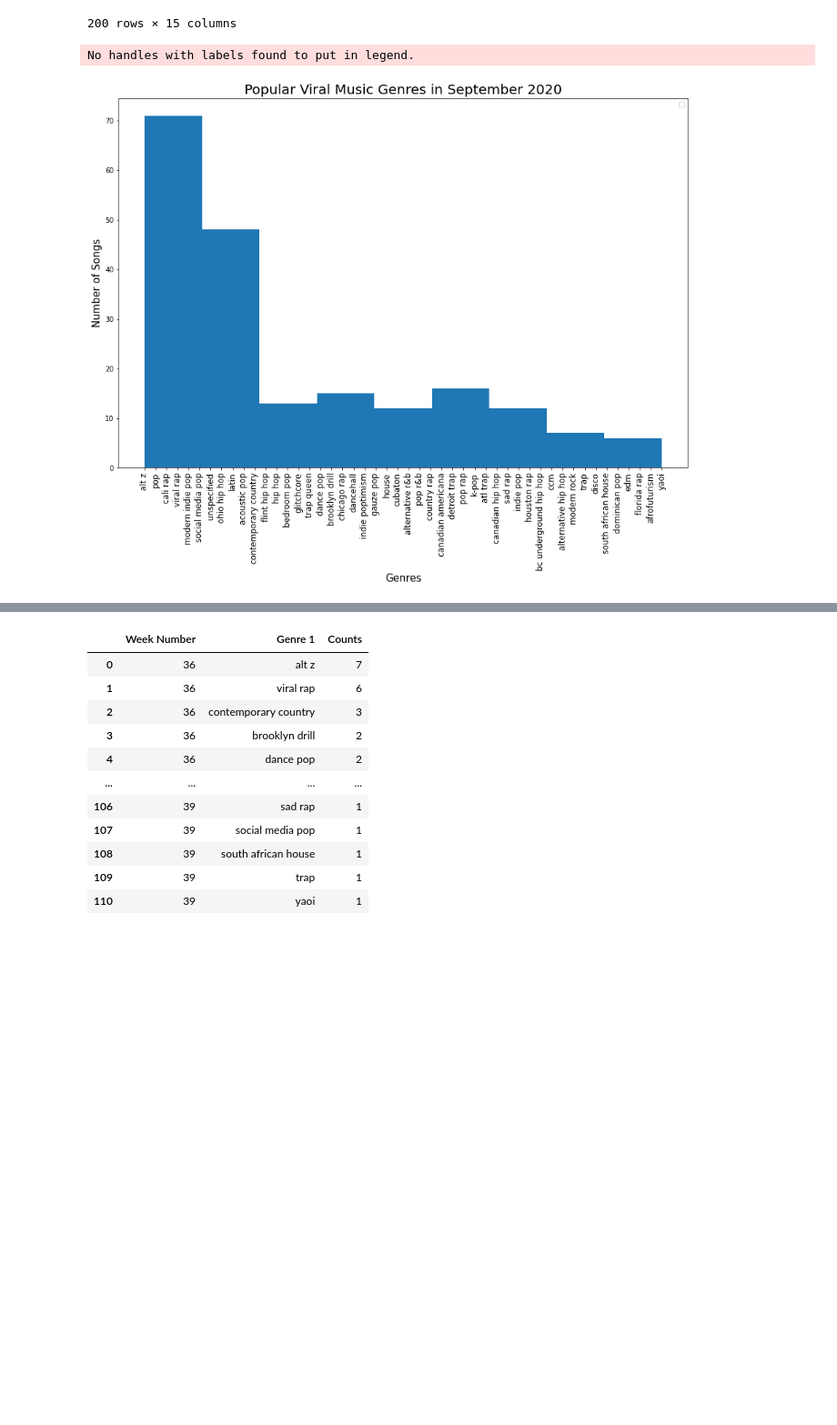
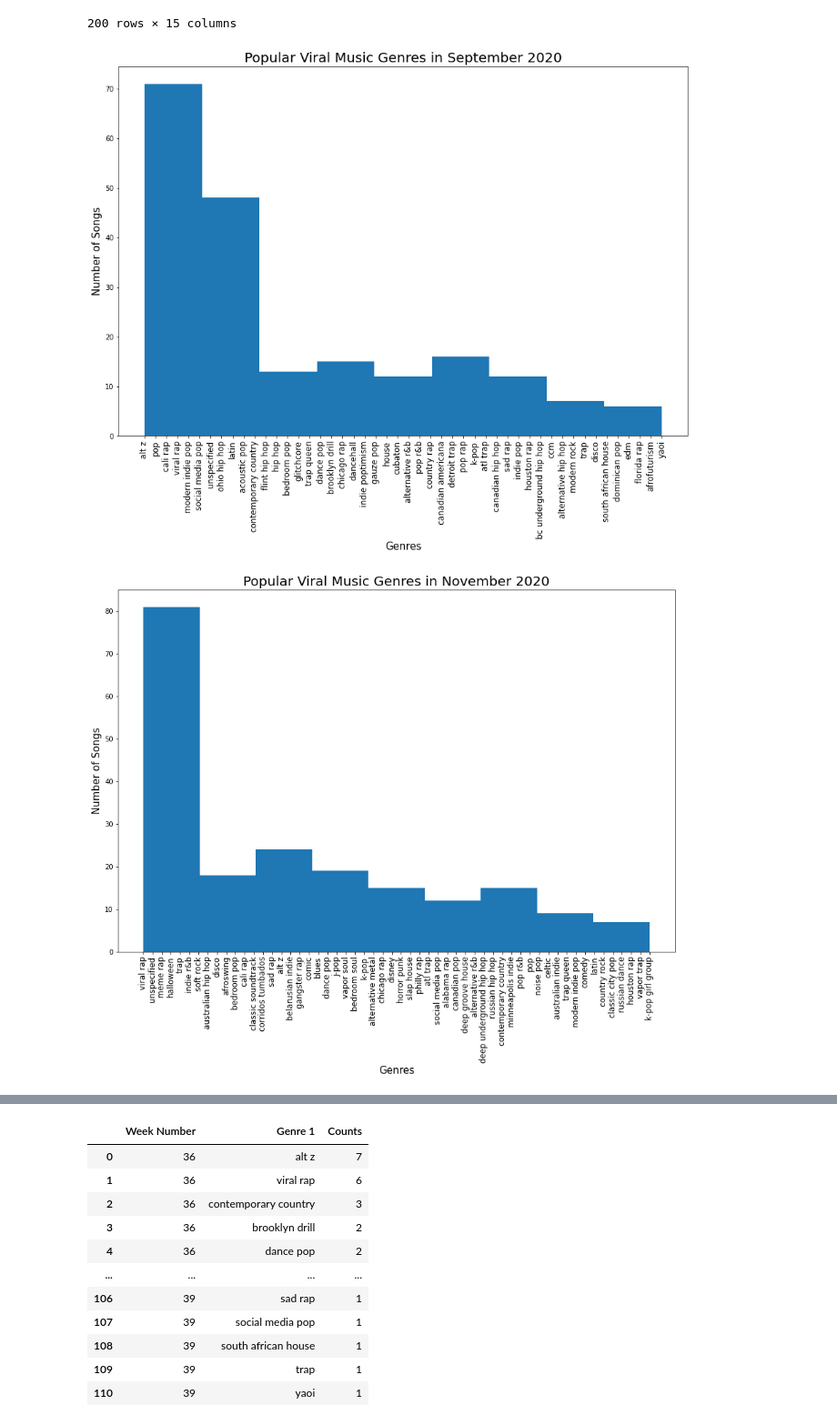
Before and after one commit to Teablee/project-one, a Jupyter notebook: Graphing.ipynb, the cells around one changed output, grey strips where cells are left out. Shown at 91% size. Saved outputs shown, nothing was run; the diff lists cells and outputs as text; code cells hidden in the pictures; blank space fills up the shorter version.

```diff
--- a/Graphing.ipynb
+++ b/Graphing.ipynb
@@ -109,15 +116,24 @@ nov_viral
 # %%
 # Looking at distribution of genres across september
 x_values = sep_viral['Genre 1']
-y_values = sep_viral['Week Number']
 plt.figure(figsize=[15,10])
-plt.bar(x_values, hist, bins='auto')
-plt.legend(loc="upper right")
+plt.hist(x_values, bins='auto')
 plt.xticks(rotation = 90, fontsize=12)
 plt.xlabel("Genres", fontsize=15)
 plt.ylabel("Number of Songs", fontsize=15)
 plt.title("Popular Viral Music Genres in September 2020", fontsize=20)
 plt.show()
 # %% [output]
-No handles with labels found to put in legend.
 [figure]
+# %%
+# Looking at distribution of genres across November viral
+values = nov_viral['Genre 1']
+plt.figure(figsize=[15,10])
+plt.hist(values, bins='auto')
+plt.xticks(rotation = 90, fontsize=12)
+plt.xlabel("Genres", fontsize=15)
+plt.ylabel("Number of Songs", fontsize=15)
+plt.title("Popular Viral Music Genres in November 2020", fontsize=20)
+plt.show()
+# %% [output]
+[figure, added]
```
Also changed, not shown: parts of 22 cells of this notebook, 15 other files.
